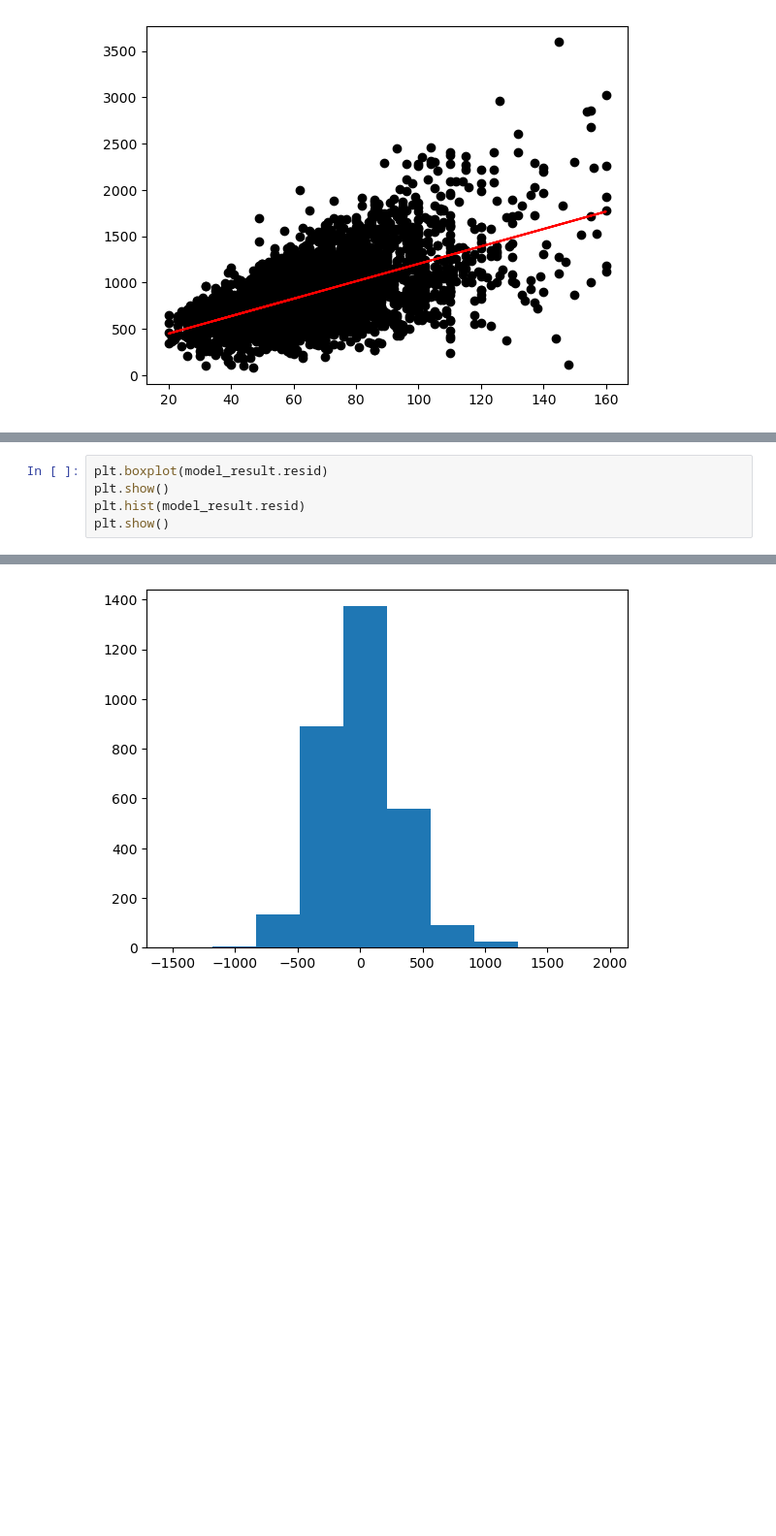
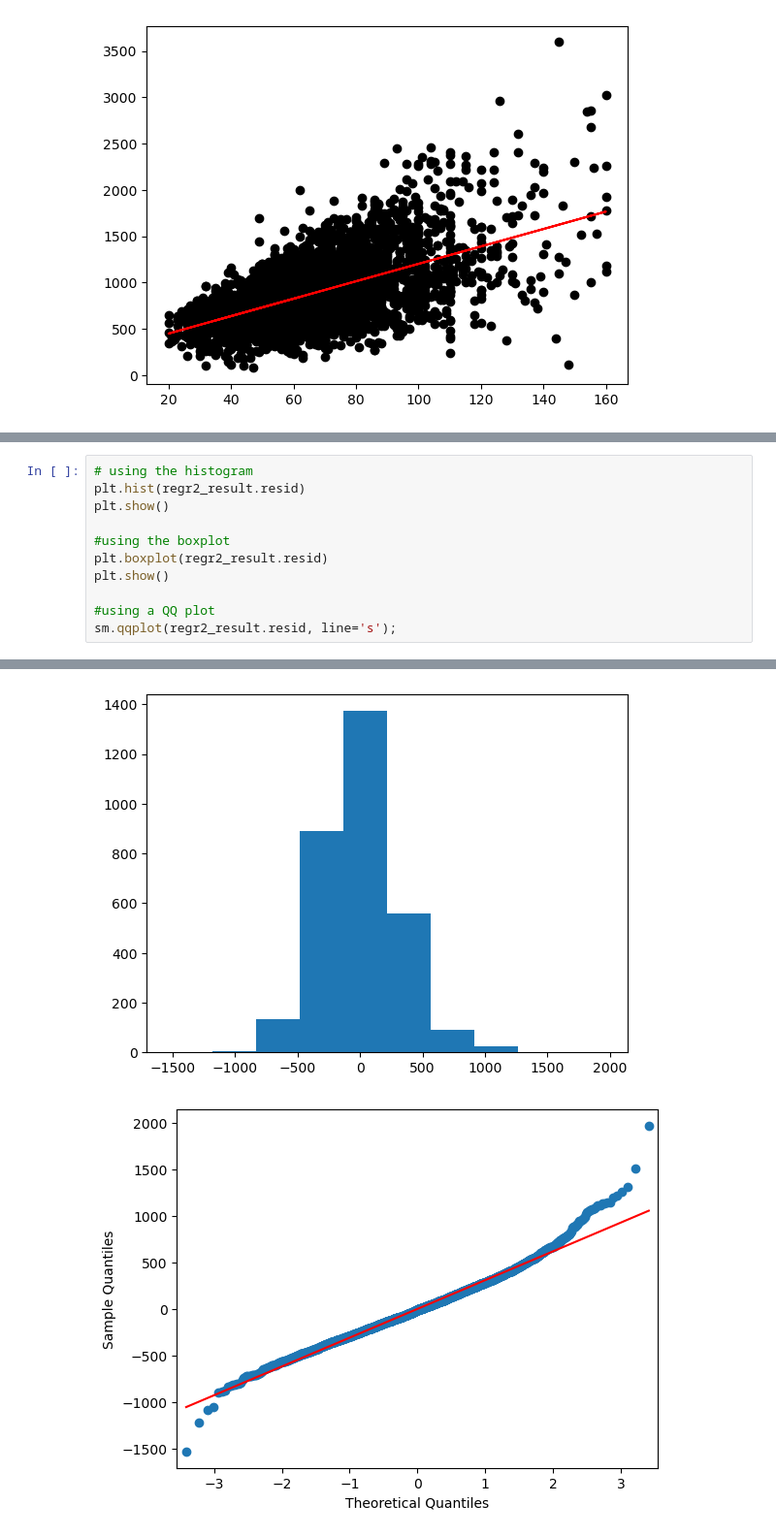
Before and after one commit to hopfkons/business-analytics-fau, a Jupyter notebook: 4_regression.ipynb, the cells around one changed output, grey strips where cells are left out. Shown at 97% size. Cells and saved outputs as stored; diff of their text form; blank space fills up the shorter version.

```diff
--- a/4_regression.ipynb
+++ b/4_regression.ipynb
@@ -178,8 +187,15 @@ Notes:
 # %%
-plt.boxplot(model_result.resid)
+# using the histogram
+plt.hist(regr2_result.resid)
 plt.show()
-plt.hist(model_result.resid)
+
+#using the boxplot
+plt.boxplot(regr2_result.resid)
 plt.show()
+
+#using a QQ plot
+sm.qqplot(regr2_result.resid, line='s');
 # %% [output]
 [figure]
 [figure]
+[figure, added]
```
Also changed, not shown: parts of 11 cells of this notebook, 1 other file.
